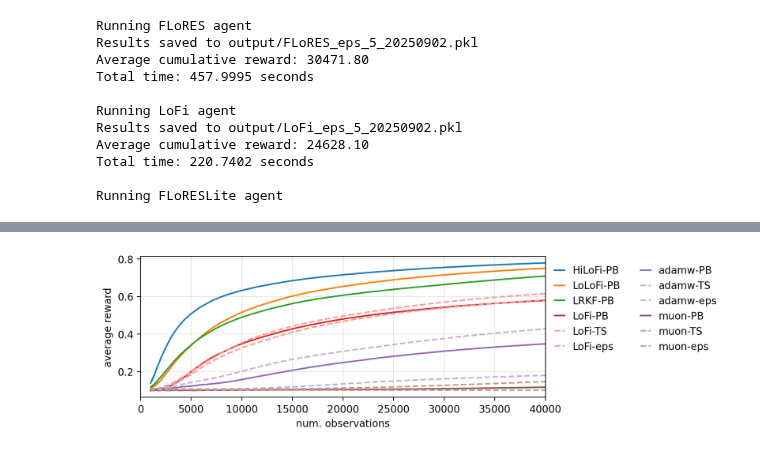
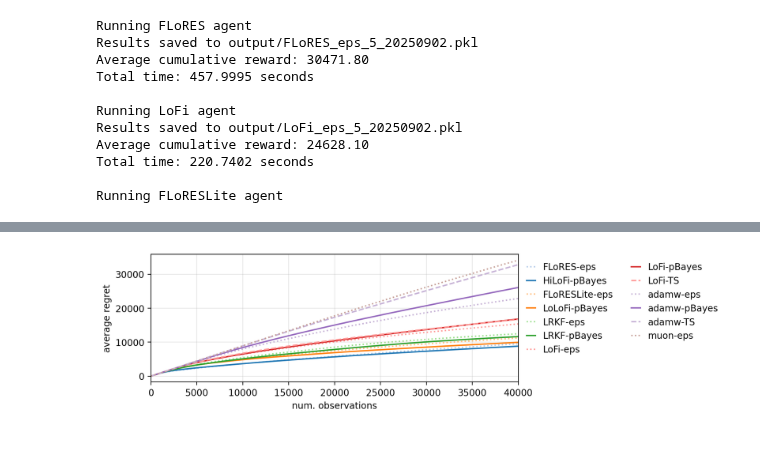
Before and after one commit to gerdm/low-rank-last-layer-inference, a Jupyter notebook: experiments/07-mnist-bandit-new.ipynb, the cells around one changed output, grey strips where cells are left out. Saved outputs shown, nothing was run; the diff lists cells and outputs as text; code cells hidden in the pictures.

```diff
--- a/experiments/07-mnist-bandit-new.ipynb
+++ b/experiments/07-mnist-bandit-new.ipynb
@@ -43,7 +43,7 @@ def plot_rewards(rewards, hatch, color, **kwargs):
     median.plot(color=color, **kwargs)
     # plt.fill_between(median.index, lbound, ubound, alpha=0.2, color=color, hatch=hatch)
 # %%
-def plot_rewards(rewards, hatch, color, **kwargs):
+def plot_regret(rewards, hatch, color, **kwargs):
     rewards = pd.DataFrame(rewards)
     rewards_oracle = np.ones(len(rewards))[:, None]
     regret = rewards_oracle - rewards
@@ -86,6 +68,7 @@ agent_map["FLoRESLite"] = "LoLoFi"
 fig, ax = plt.subplots(figsize=(7.2, 4.2 * 0.6))
 
 res_methods = {}
+rewards_all = {}
 
 colors = sns.color_palette("tab20")
 hatches = ["x", "o"]
@@ -94,16 +77,44 @@ for i, agent in enumerate(sorted(agents)):
     agent_path_ts = f"./output/{agent}_ts_{date}.pkl"
     agent_path_eps = f"./output/{agent}_eps_5_{date}.pkl"
 
+    name_agent = f"{agent}-eps"
+    rewards_all[name_agent] = res["rewards"].T
+
+    res_methods[name_agent] = {
+        "reward": res["rewards"].sum(axis=1).mean(),
+        "regret": (40_000 - res["rewards"].sum(axis=1)).mean(),
+        "regret_std": (40_000 - res["rewards"].sum(axis=1)).std(),
+        "time": res["time"],
+        "reward_prop": (res["rewards"].sum(axis=1) / 40_000).mean(),
+        "reward_prop_std": (res["rewards"].sum(axis=1) / 40_000).std(),
+        "sampling": "eps",
+        "agent": agent,
+    }
+
+    res = pd.read_pickle(agent_path_eps)
+    plot_regret(
+        res["rewards"].T, label=f"{agent}-eps", linestyle="dotted",
+        color=colors[2 * i  + 1], hatch=hatches[(2 * i  + 1) % 2]
+    )
+
+
+    if agent in ["muon"]:
+        continue
+
     agent = agent_map[agent]
     res = pd.read_pickle(agent_path_predictive)
-    plot_rewards(
-        res["rewards"].T, label=rf"{agent}-PB",
+    plot_regret(
+        res["rewards"].T, label=rf"{agent}-pBayes",
         color=colors[2 * i], hatch=hatches[i % 2]
     )
 
-    res_methods[f"{agent}-pBayes"] = {
+    name_agent = f"{agent}-pBayes"
+    rewards_all[name_agent] = res["rewards"].T
+
+    res_methods[name_agent] = {
         "reward": res["rewards"].sum(axis=1).mean(),
         "regret": (40_000 - res["rewards"].sum(axis=1)).mean(),
+        "regret_std": (40_000 - res["rewards"].sum(axis=1)).std(),
         "time": res["time"],
         "reward_prop": (res["rewards"].sum(axis=1) / 40_000).mean(),
         "reward_prop_std": (res["rewards"].sum(axis=1) / 40_000).std(),
@@ -111,18 +122,25 @@ for i, agent in enumerate(sorted(agents)):
         "agent": agent,
     }
 
+
+
     if agent in ["HiLoFi", "LoLoFi", "LRKF"]:
         continue
 
+
     res = pd.read_pickle(agent_path_ts)
-    plot_rewards(
+    plot_regret(
         res["rewards"].T, label=f"{agent}-TS", linestyle="--",
         color=colors[2 * i  + 1], hatch=hatches[(2 * i  + 1) % 2]
     )
 
-    res_methods[f"{agent}-ts"] = {
+    name_agent = f"{agent}-ts"
+    rewards_all[name_agent] = res["rewards"].T
+
+    res_methods[name_agent] = {
         "reward": res["rewards"].sum(axis=1).mean(),
         "regret": (40_000 - res["rewards"].sum(axis=1)).mean(),
+        "regret_std": (40_000 - res["rewards"].sum(axis=1)).std(),
         "time": res["time"],
         "reward_prop": (res["rewards"].sum(axis=1) / 40_000).mean(),
         "reward_prop_std": (res["rewards"].sum(axis=1) / 40_000).std(),
@@ -131,28 +149,10 @@ for i, agent in enumerate(sorted(agents)):
     }
 
 
-    res = pd.read_pickle(agent_path_eps)
-    plot_rewards(
-        res["rewards"].T, label=f"{agent}-eps", linestyle="--",
-        color=colors[2 * i  + 1], hatch=hatches[(2 * i  + 1) % 2]
-    )
-
-    res_methods[f"{agent}-eps"] = {
-        "reward": res["rewards"].sum(axis=1).mean(),
-        "regret": (40_000 - res["rewards"].sum(axis=1)).mean(),
-        "time": res["time"],
-        "reward_prop": (res["rewards"].sum(axis=1) / 40_000).mean(),
-        "reward_prop_std": (res["rewards"].sum(axis=1) / 40_000).std(),
-        "sampling": "eps",
-        "agent": agent,
-    }
-
-
-
 
 plt.legend(ncol=2, handlelength=1, bbox_to_anchor=(1,1), frameon=False)
 plt.xlabel("num. observations")
-plt.ylabel("average reward")
+plt.ylabel("average regret")
 plt.grid(alpha=0.3)
 plt.xlim(0, 40_000)
 # plt.savefig("../figures/mnist-bandit-reward.png", dpi=300, bbox_inches="tight")
@@ -164,4 +164,5 @@ res_methods = res_methods.rename({
 }).rename({
     "FLoRES-ts": "HiLoFi-pBayes"
 }, axis=1)
+plt.savefig("../figures/mnist-bandit-regret.png", dpi=300, bbox_inches="tight")
 # %% [output]
@@ -170 +171 @@ Wall time: 279 ms
-[figure, old version]
+[figure, new version]
```
Also changed, not shown: parts of 15 cells of this notebook.
